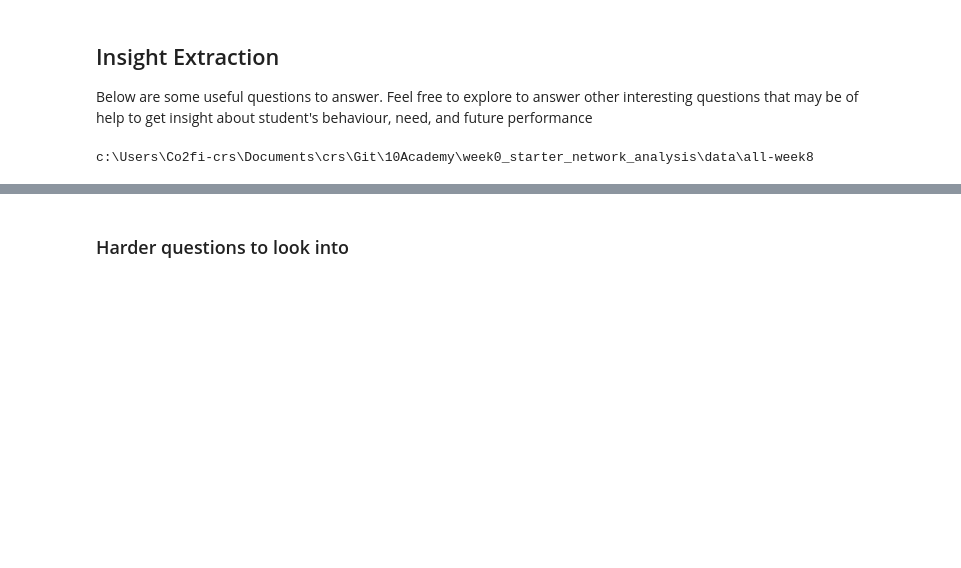
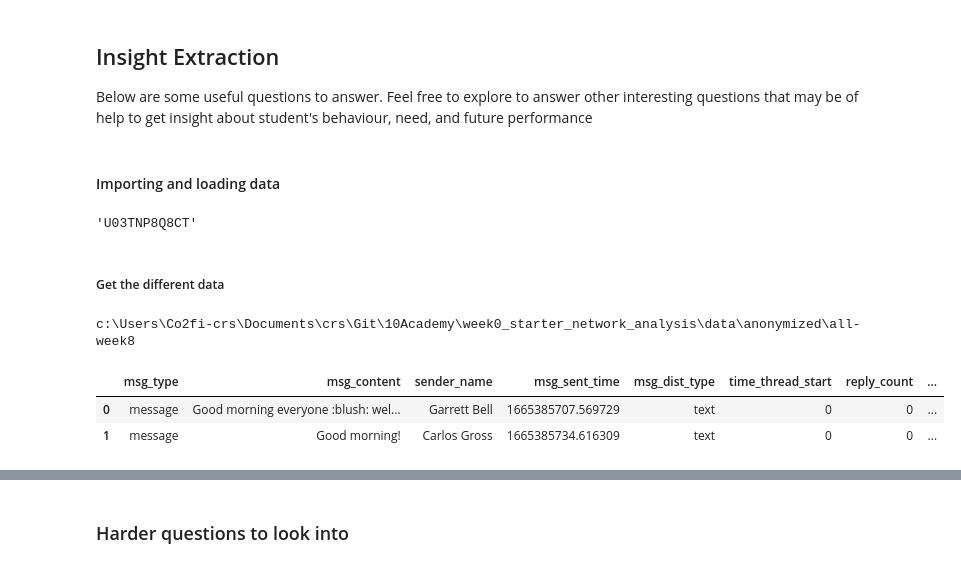
Before and after one commit to Roseco-crs/week0_starter_network_analysis, a Jupyter notebook: notebooks/parse_slack_data.ipynb, the cells around one changed output, grey strips where cells are left out. Drawn from its saved outputs; the diff is of its cells as text; code cells hidden in the pictures; blank space fills up the shorter version.

```diff
--- a/notebooks/parse_slack_data.ipynb
+++ b/notebooks/parse_slack_data.ipynb
@@ -139,6 +147,8 @@ def draw_user_reaction(data, channel='General'):
 ## Insight Extraction
 
 Below are some useful questions to answer. Feel free to explore to answer other interesting questions that may be of help to get insight about student's behaviour, need, and future performance
+# %% [markdown]
+#### Importing and loading data
 # %%
 import src.loader as loader
 # Initialize SlackDataLoader
@@ -148,11 +158,24 @@ data_loader = SlackDataLoader(rpath)
 slack_data_user = data_loader.get_users()
 slack_data_channel = data_loader.get_channels()
 slack_data_usermap = data_loader.get_user_map()
-
-#type(slack_data_user), type(slack_data_channel), type(slack_data_usermap)
-path_channel = os.path.abspath('../data/all-week8')
-print(path_channel)
-#dataf = loader.slack_parser(path_channel)
-#dataf
+#display(slack_data_user)
+slack_data_user[2]['id']
 # %% [output]
-c:\Users\Co2fi-crs\Documents\crs\Git\10Academy\week0_starter_network_analysis\data\all-week8
+'U03TNP8Q8CT'
+# %% [markdown]
+##### Get the different data
+# %%
+
+# channel path
+path_channel = os.path.abspath('../data/anonymized/all-week8')
+print(path_channel)
+dataf = loader.slack_parser(path_channel)
+display(dataf.head(2))
+
+data2 = loader.parse_slack_reaction(path_channel, 'all-week8')
+display(data2.head(2))
+# %% [output]
+c:\Users\Co2fi-crs\Documents\crs\Git\10Academy\week0_starter_network_analysis\data\anonymized\all-week8
+|  | msg_type | msg_content | sender_name | msg_sent_time | msg_dist_type | time_thread_start | reply_count | ... |
+| 0 | message | Good morning everyone :blush: wel... | Garrett Bell | 1665385707.569729 | text | 0 | 0 | ... |
+| 1 | message | Good morning! | Carlos Gross | 1665385734.616309 | text | 0 | 0 | ... |
```
Also changed, not shown: parts of 10 cells of this notebook, 2 other files.
